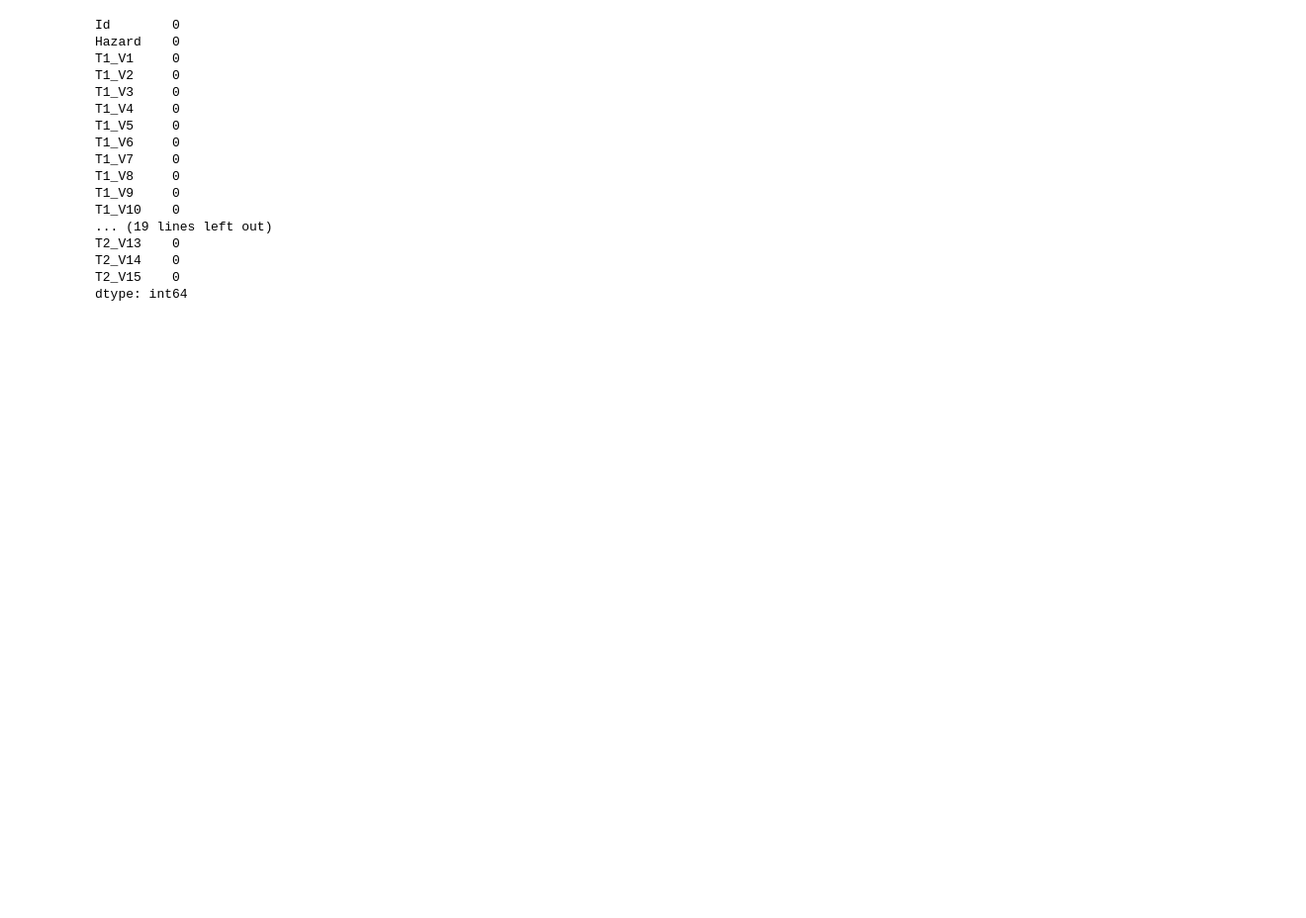
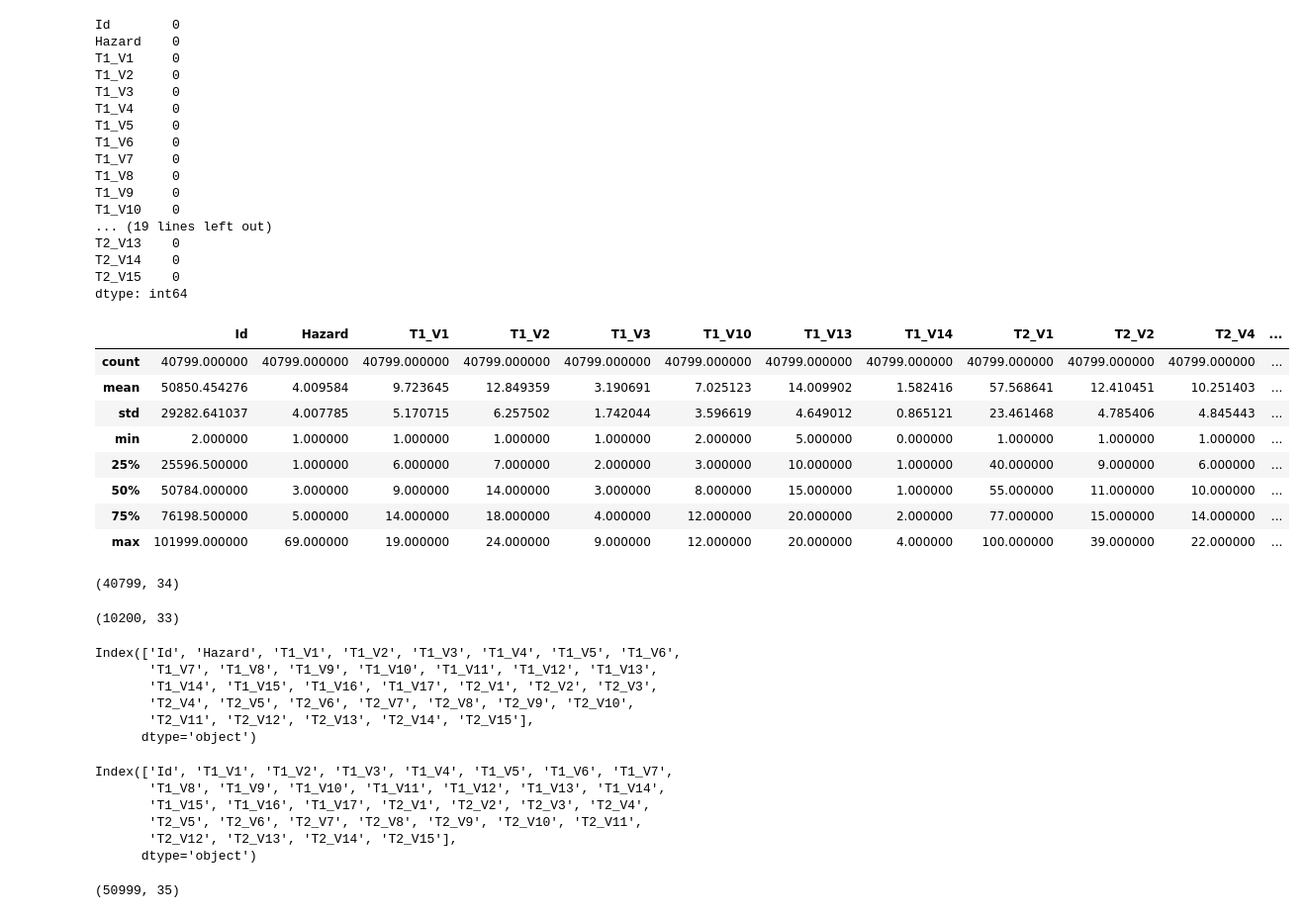
Before and after one commit to harshavardhanbatsala/Project3, a Jupyter notebook: Hazard_risk_project.ipynb, the cells around one changed output. Shown: that part at 99% size. Drawn from its saved outputs; the diff is of its cells as text; code cells hidden in the pictures; blank space fills up the shorter version.

```diff
--- a/Hazard_risk_project.ipynb
+++ b/Hazard_risk_project.ipynb
@@ -102,3 +102,41 @@ T2_V13    0
 T2_V14    0
 T2_V15    0
 dtype: int64
+# %%
+cd_train.describe()
+# %% [output]
+|  | Id | Hazard | T1_V1 | T1_V2 | T1_V3 | T1_V10 | T1_V13 | T1_V14 | T2_V1 | T2_V2 | T2_V4 | ... |
+| count | 40799.000000 | 40799.000000 | 40799.000000 | 40799.000000 | 40799.000000 | 40799.000000 | 40799.000000 | 40799.000000 | 40799.000000 | 40799.000000 | 40799.000000 | ... |
+| mean | 50850.454276 | 4.009584 | 9.723645 | 12.849359 | 3.190691 | 7.025123 | 14.009902 | 1.582416 | 57.568641 | 12.410451 | 10.251403 | ... |
+| std | 29282.641037 | 4.007785 | 5.170715 | 6.257502 | 1.742044 | 3.596619 | 4.649012 | 0.865121 | 23.461468 | 4.785406 | 4.845443 | ... |
+| min | 2.000000 | 1.000000 | 1.000000 | 1.000000 | 1.000000 | 2.000000 | 5.000000 | 0.000000 | 1.000000 | 1.000000 | 1.000000 | ... |
+| 25% | 25596.500000 | 1.000000 | 6.000000 | 7.000000 | 2.000000 | 3.000000 | 10.000000 | 1.000000 | 40.000000 | 9.000000 | 6.000000 | ... |
+| 50% | 50784.000000 | 3.000000 | 9.000000 | 14.000000 | 3.000000 | 8.000000 | 15.000000 | 1.000000 | 55.000000 | 11.000000 | 10.000000 | ... |
+| 75% | 76198.500000 | 5.000000 | 14.000000 | 18.000000 | 4.000000 | 12.000000 | 20.000000 | 2.000000 | 77.000000 | 15.000000 | 14.000000 | ... |
+| max | 101999.000000 | 69.000000 | 19.000000 | 24.000000 | 9.000000 | 12.000000 | 20.000000 | 4.000000 | 100.000000 | 39.000000 | 22.000000 | ... |
+# %%
+cd_train.shape
+# %% [output]
+(40799, 34)
+# %%
+cd_test.shape
+# %% [output]
+(10200, 33)
+# %%
+cd_train.columns
+# %% [output]
+Index(['Id', 'Hazard', 'T1_V1', 'T1_V2', 'T1_V3', 'T1_V4', 'T1_V5', 'T1_V6',
+       'T1_V7', 'T1_V8', 'T1_V9', 'T1_V10', 'T1_V11', 'T1_V12', 'T1_V13',
+       'T1_V14', 'T1_V15', 'T1_V16', 'T1_V17', 'T2_V1', 'T2_V2', 'T2_V3',
+       'T2_V4', 'T2_V5', 'T2_V6', 'T2_V7', 'T2_V8', 'T2_V9', 'T2_V10',
+       'T2_V11', 'T2_V12', 'T2_V13', 'T2_V14', 'T2_V15'],
+      dtype='object')
+# %%
+cd_test.columns
+# %% [output]
+Index(['Id', 'T1_V1', 'T1_V2', 'T1_V3', 'T1_V4', 'T1_V5', 'T1_V6', 'T1_V7',
+       'T1_V8', 'T1_V9', 'T1_V10', 'T1_V11', 'T1_V12', 'T1_V13', 'T1_V14',
+       'T1_V15', 'T1_V16', 'T1_V17', 'T2_V1', 'T2_V2', 'T2_V3', 'T2_V4',
+       'T2_V5', 'T2_V6', 'T2_V7', 'T2_V8', 'T2_V9', 'T2_V10', 'T2_V11',
+       'T2_V12', 'T2_V13', 'T2_V14', 'T2_V15'],
+      dtype='object')
@@ -104,0 +152,4 @@ dtype: int64
+# %%
+cd_all.shape
+# %% [output]
+(50999, 35)
```
Also changed, not shown: parts of 12 cells of this notebook.
